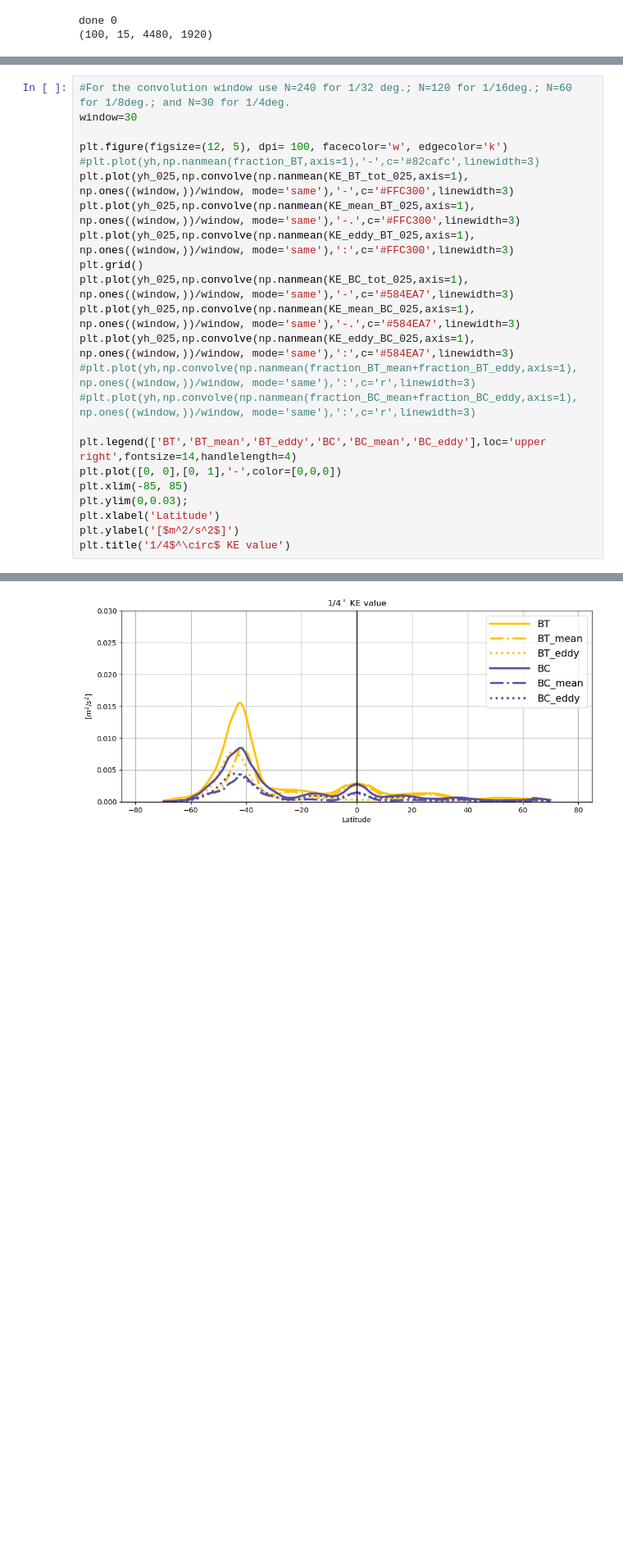
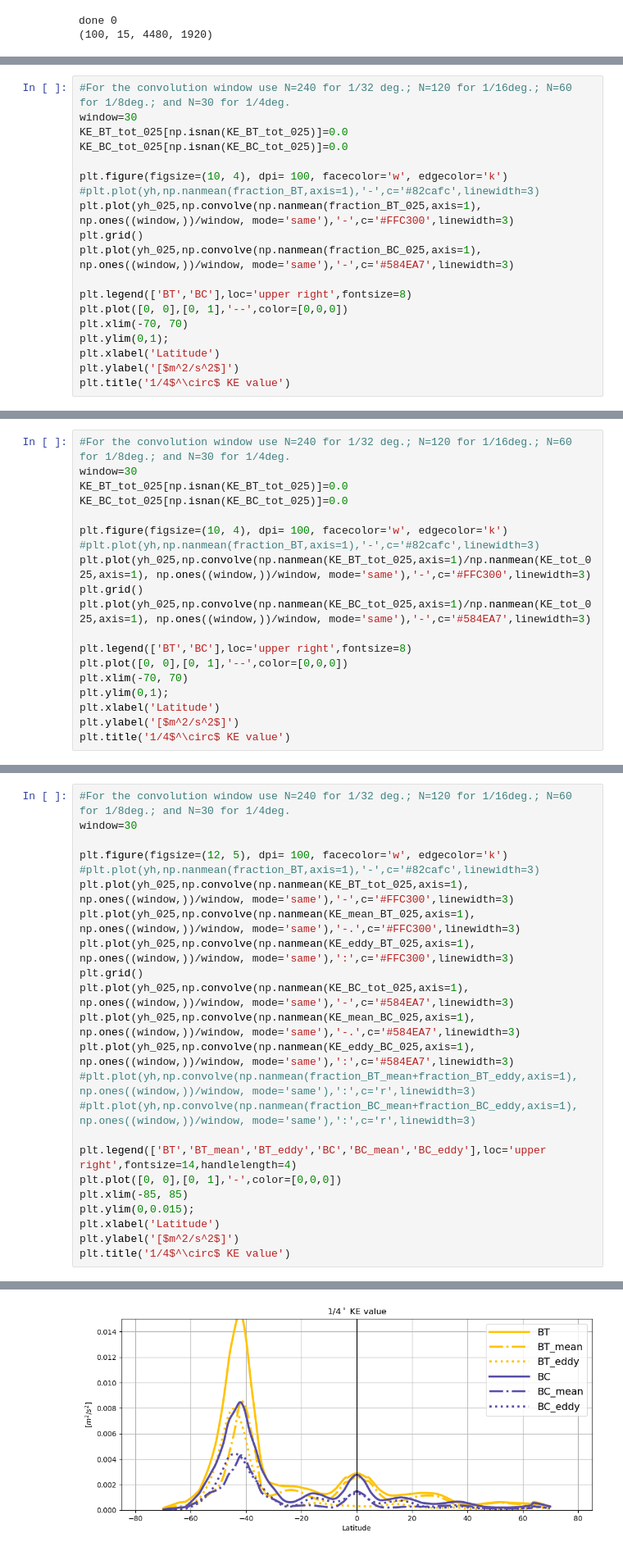
Before and after one commit to ElizabethYankovsky/Neverworld2-Analysis, a Jupyter notebook: BTBC_Eddy_Mean_final.ipynb, the cells around one changed output, grey strips where cells are left out. Shown at 82% size. Cells and saved outputs as stored; diff of their text form; blank space fills up the shorter version.

```diff
--- a/BTBC_Eddy_Mean_final.ipynb
+++ b/BTBC_Eddy_Mean_final.ipynb
@@ -441,0 +815,19 @@ Text(0.5, 1.0, '1/16$^\\circ$ KE fractions')
+# %%
+#For the convolution window use N=240 for 1/32 deg.; N=120 for 1/16deg.; N=60 for 1/8deg.; and N=30 for 1/4deg.
+window=30
+KE_BT_tot_025[np.isnan(KE_BT_tot_025)]=0.0
+KE_BC_tot_025[np.isnan(KE_BC_tot_025)]=0.0
+
+plt.figure(figsize=(10, 4), dpi= 100, facecolor='w', edgecolor='k')
+#plt.plot(yh,np.nanmean(fraction_BT,axis=1),'-',c='#82cafc',linewidth=3)
+plt.plot(yh_025,np.convolve(np.nanmean(fraction_BT_025,axis=1), np.ones((window,))/window, mode='same'),'-',c='#FFC300',linewidth=3)
+plt.grid()
+plt.plot(yh_025,np.convolve(np.nanmean(fraction_BC_025,axis=1), np.ones((window,))/window, mode='same'),'-',c='#584EA7',linewidth=3)
+
+plt.legend(['BT','BC'],loc='upper right',fontsize=8)
+plt.plot([0, 0],[0, 1],'--',color=[0,0,0])
+plt.xlim(-70, 70)
+plt.ylim(0,1);
+plt.xlabel('Latitude')
+plt.ylabel('[$m^2/s^2$]')
+plt.title('1/4$^\circ$ KE value')
@@ -441,0 +837,19 @@ Text(0.5, 1.0, '1/16$^\\circ$ KE fractions')
+# %%
+#For the convolution window use N=240 for 1/32 deg.; N=120 for 1/16deg.; N=60 for 1/8deg.; and N=30 for 1/4deg.
+window=30
+KE_BT_tot_025[np.isnan(KE_BT_tot_025)]=0.0
+KE_BC_tot_025[np.isnan(KE_BC_tot_025)]=0.0
+
+plt.figure(figsize=(10, 4), dpi= 100, facecolor='w', edgecolor='k')
+#plt.plot(yh,np.nanmean(fraction_BT,axis=1),'-',c='#82cafc',linewidth=3)
+plt.plot(yh_025,np.convolve(np.nanmean(KE_BT_tot_025,axis=1)/np.nanmean(KE_tot_025,axis=1), np.ones((window,))/window, mode='same'),'-',c='#FFC300',linewidth=3)
+plt.grid()
+plt.plot(yh_025,np.convolve(np.nanmean(KE_BC_tot_025,axis=1)/np.nanmean(KE_tot_025,axis=1), np.ones((window,))/window, mode='same'),'-',c='#584EA7',linewidth=3)
+
+plt.legend(['BT','BC'],loc='upper right',fontsize=8)
+plt.plot([0, 0],[0, 1],'--',color=[0,0,0])
+plt.xlim(-70, 70)
+plt.ylim(0,1);
+plt.xlabel('Latitude')
+plt.ylabel('[$m^2/s^2$]')
+plt.title('1/4$^\circ$ KE value')
@@ -534,29 +1003,29 @@ Text(0.5, 1.0, '1/16$^\\circ$ KE fractions')
 # %%
 #For the convolution window use N=240 for 1/32 deg.; N=120 for 1/16deg.; N=60 for 1/8deg.; and N=30 for 1/4deg.
 window=30
 
 plt.figure(figsize=(12, 5), dpi= 100, facecolor='w', edgecolor='k')
 #plt.plot(yh,np.nanmean(fraction_BT,axis=1),'-',c='#82cafc',linewidth=3)
 plt.plot(yh_025,np.convolve(np.nanmean(KE_BT_tot_025,axis=1), np.ones((window,))/window, mode='same'),'-',c='#FFC300',linewidth=3)
 plt.plot(yh_025,np.convolve(np.nanmean(KE_mean_BT_025,axis=1), np.ones((window,))/window, mode='same'),'-.',c='#FFC300',linewidth=3)
 plt.plot(yh_025,np.convolve(np.nanmean(KE_eddy_BT_025,axis=1), np.ones((window,))/window, mode='same'),':',c='#FFC300',linewidth=3)
 plt.grid()
 plt.plot(yh_025,np.convolve(np.nanmean(KE_BC_tot_025,axis=1), np.ones((window,))/window, mode='same'),'-',c='#584EA7',linewidth=3)
 plt.plot(yh_025,np.convolve(np.nanmean(KE_mean_BC_025,axis=1), np.ones((window,))/window, mode='same'),'-.',c='#584EA7',linewidth=3)
 plt.plot(yh_025,np.convolve(np.nanmean(KE_eddy_BC_025,axis=1), np.ones((window,))/window, mode='same'),':',c='#584EA7',linewidth=3)
 #plt.plot(yh,np.convolve(np.nanmean(fraction_BT_mean+fraction_BT_eddy,axis=1), np.ones((window,))/window, mode='same'),':',c='r',linewidth=3)
 #plt.plot(yh,np.convolve(np.nanmean(fraction_BC_mean+fraction_BC_eddy,axis=1), np.ones((window,))/window, mode='same'),':',c='r',linewidth=3)
 
 plt.legend(['BT','BT_mean','BT_eddy','BC','BC_mean','BC_eddy'],loc='upper right',fontsize=14,handlelength=4)
 plt.plot([0, 0],[0, 1],'-',color=[0,0,0])
 plt.xlim(-85, 85)
-plt.ylim(0,0.03);
+plt.ylim(0,0.015);
 plt.xlabel('Latitude')
 plt.ylabel('[$m^2/s^2$]')
 plt.title('1/4$^\circ$ KE value')
 # %% [output]
 Text(0.5, 1.0, '1/4$^\\circ$ KE value')
-[figure, old version]
+[figure, new version]
 # %%
 #For the convolution window use N=240 for 1/32 deg.; N=120 for 1/16deg.; N=60 for 1/8deg.; and N=30 for 1/4deg.
 window=120
```
Also changed, not shown: parts of 41 cells of this notebook, 19 other files.
